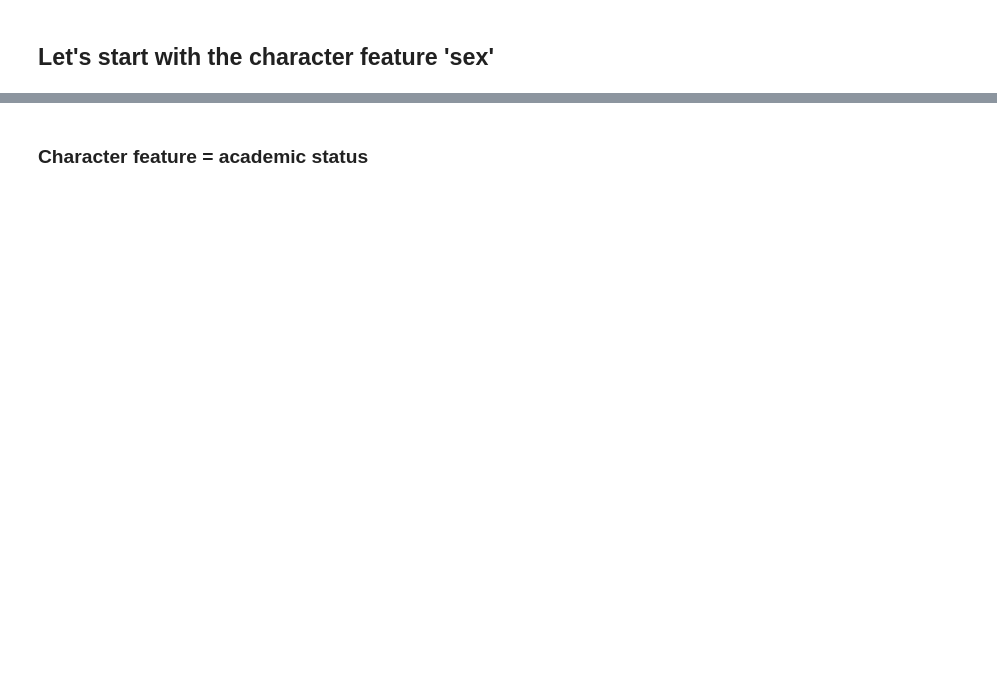
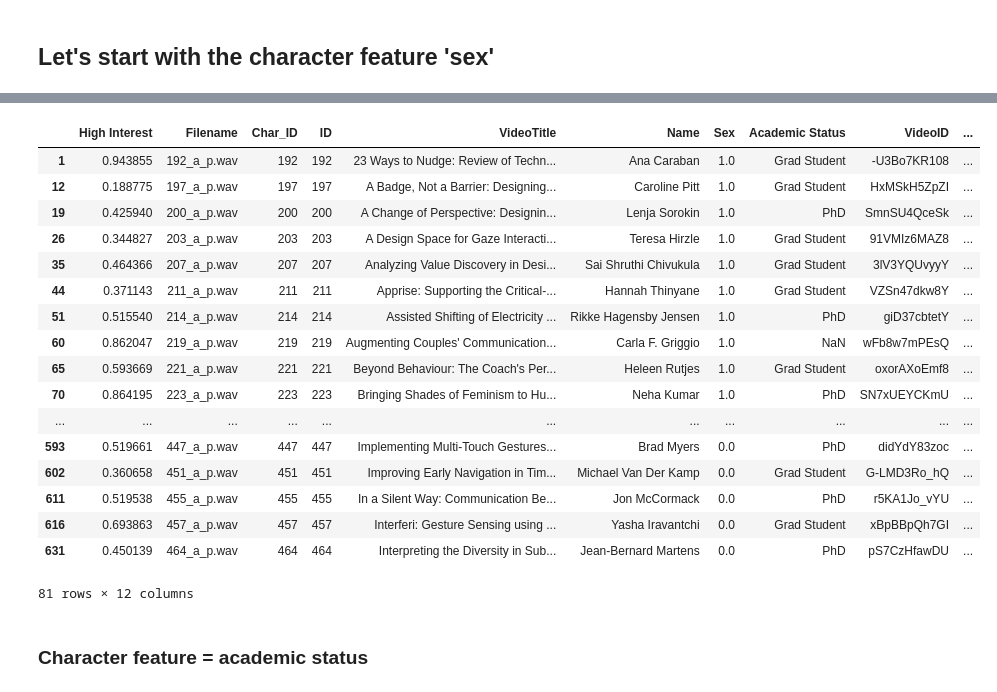
Before and after one commit to EJKraft/MasterThesis, a Jupyter notebook: Analysis/4_Comparing_presentation/6_LogisticRegression.ipynb, the cells around one changed output, grey strips where cells are left out. Saved outputs shown, nothing was run; the diff lists cells and outputs as text; code cells hidden in the pictures; blank space fills up the shorter version.

```diff
--- a/Analysis/4_Comparing_presentation/6_LogisticRegression.ipynb
+++ b/Analysis/4_Comparing_presentation/6_LogisticRegression.ipynb
@@ -162,6 +162,27 @@ Intercept     -1.3394      0.635     -2.110      0.035      -2.583      -0.095
 Arousal       15.1634      3.862      3.927      0.000       7.595      22.732
 Valence      -12.2220      4.510     -2.710      0.007     -21.062      -3.382
 ==============================================================================
+# %%
+df_loi_char
+# %% [output]
+|  | High Interest | Filename | Char_ID | ID | VideoTitle | Name | Sex | Academic Status | VideoID | ... |
+| 1 | 0.943855 | 192_a_p.wav | 192 | 192 | 23 Ways to Nudge: Review of Techn... | Ana Caraban | 1.0 | Grad Student | -U3Bo7KR108 | ... |
+| 12 | 0.188775 | 197_a_p.wav | 197 | 197 | A Badge, Not a Barrier: Designing... | Caroline Pitt | 1.0 | Grad Student | HxMSkH5ZpZI | ... |
+| 19 | 0.425940 | 200_a_p.wav | 200 | 200 | A Change of Perspective: Designin... | Lenja Sorokin | 1.0 | PhD | SmnSU4QceSk | ... |
+| 26 | 0.344827 | 203_a_p.wav | 203 | 203 | A Design Space for Gaze Interacti... | Teresa Hirzle | 1.0 | Grad Student | 91VMIz6MAZ8 | ... |
+| 35 | 0.464366 | 207_a_p.wav | 207 | 207 | Analyzing Value Discovery in Desi... | Sai Shruthi Chivukula | 1.0 | Grad Student | 3lV3YQUvyyY | ... |
+| 44 | 0.371143 | 211_a_p.wav | 211 | 211 | Apprise: Supporting the Critical-... | Hannah Thinyane | 1.0 | Grad Student | VZSn47dkw8Y | ... |
+| 51 | 0.515540 | 214_a_p.wav | 214 | 214 | Assisted Shifting of Electricity ... | Rikke Hagensby Jensen | 1.0 | PhD | giD37cbtetY | ... |
+| 60 | 0.862047 | 219_a_p.wav | 219 | 219 | Augmenting Couples' Communication... | Carla F. Griggio | 1.0 | NaN | wFb8w7mPEsQ | ... |
+| 65 | 0.593669 | 221_a_p.wav | 221 | 221 | Beyond Behaviour: The Coach's Per... | Heleen Rutjes | 1.0 | Grad Student | oxorAXoEmf8 | ... |
+| 70 | 0.864195 | 223_a_p.wav | 223 | 223 | Bringing Shades of Feminism to Hu... | Neha Kumar | 1.0 | PhD | SN7xUEYCKmU | ... |
+| ... | ... | ... | ... | ... | ... | ... | ... | ... | ... | ... |
+| 593 | 0.519661 | 447_a_p.wav | 447 | 447 | Implementing Multi-Touch Gestures... | Brad Myers | 0.0 | PhD | didYdY83zoc | ... |
+| 602 | 0.360658 | 451_a_p.wav | 451 | 451 | Improving Early Navigation in Tim... | Michael Van Der Kamp | 0.0 | Grad Student | G-LMD3Ro_hQ | ... |
+| 611 | 0.519538 | 455_a_p.wav | 455 | 455 | In a Silent Way: Communication Be... | Jon McCormack | 0.0 | PhD | r5KA1Jo_vYU | ... |
+| 616 | 0.693863 | 457_a_p.wav | 457 | 457 | Interferi: Gesture Sensing using ... | Yasha Iravantchi | 0.0 | Grad Student | xBpBBpQh7GI | ... |
+| 631 | 0.450139 | 464_a_p.wav | 464 | 464 | Interpreting the Diversity in Sub... | Jean-Bernard Martens | 0.0 | PhD | pS7CzHfawDU | ... |
+81 rows × 12 columns
 # %% [markdown]
 ### Character feature = academic status
 # %%
```
Also changed, not shown: parts of 2 cells of this notebook, 9 other files.
